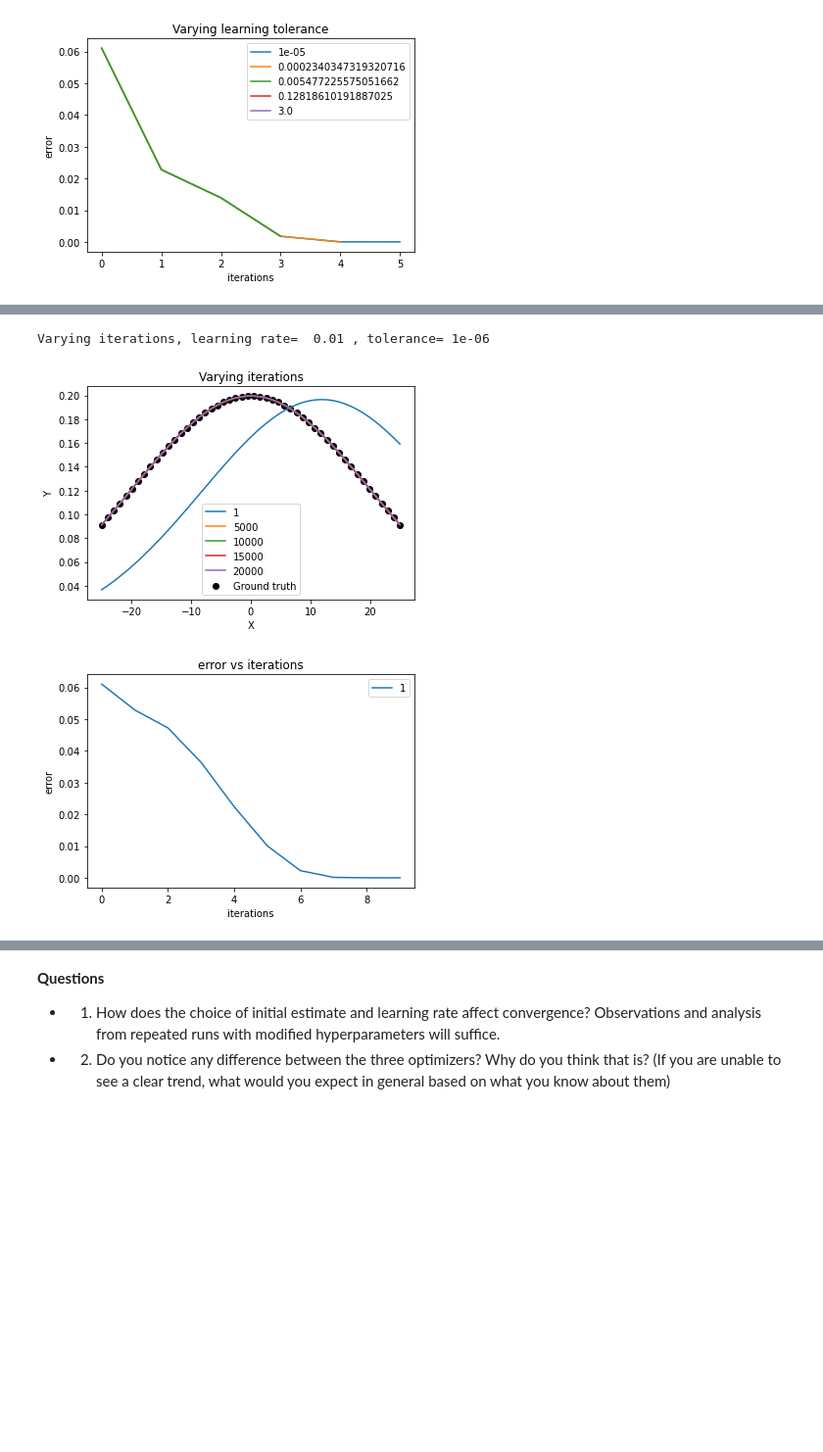
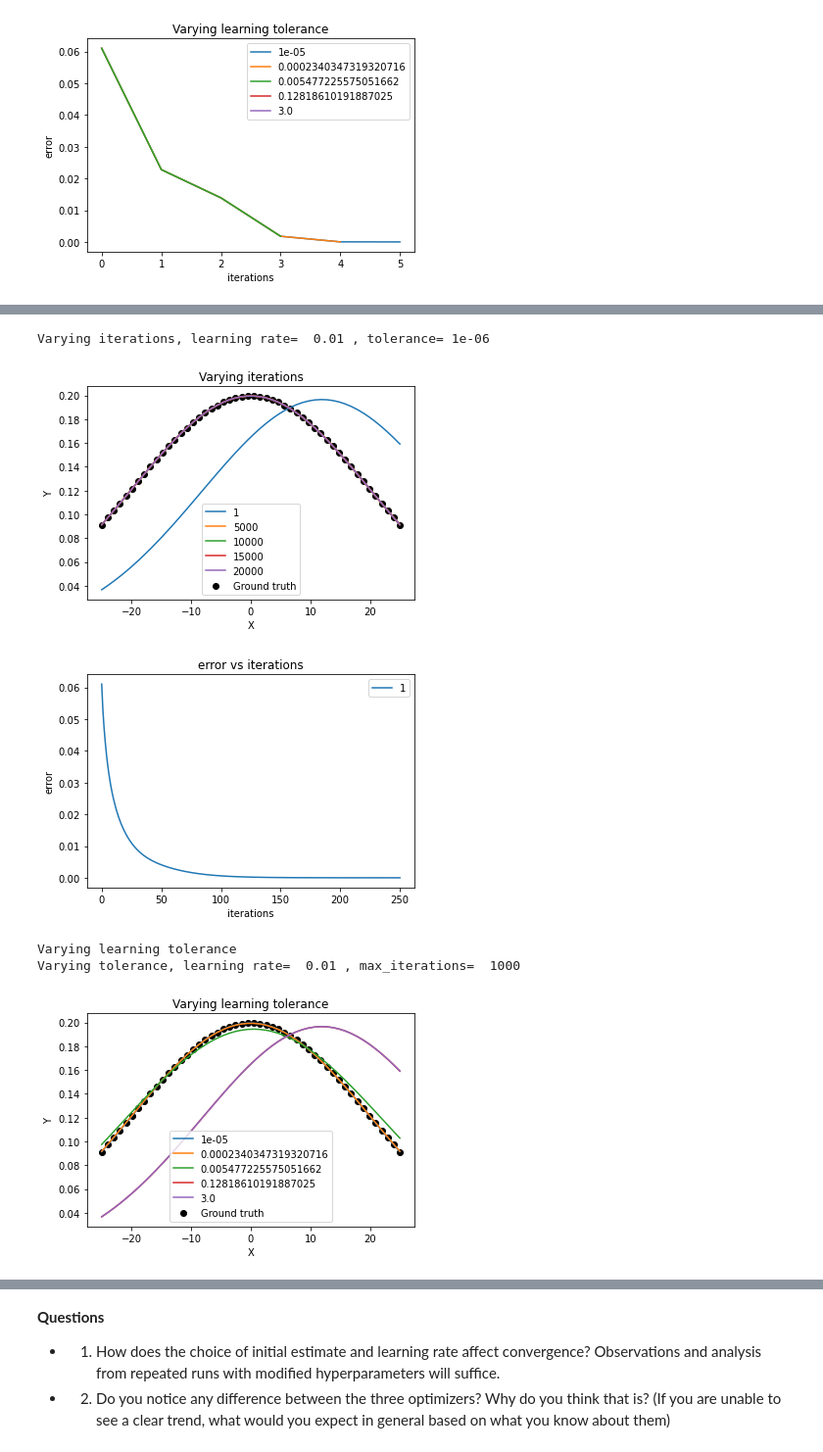
Before and after one commit to BhaskarJoshi-01/Mobile-Robotics---Monsoon-2021, a Jupyter notebook: Assignment-3/Assignment-3.ipynb, the cells around one changed output, grey strips where cells are left out. Shown at 98% size. Saved outputs shown, nothing was run; the diff lists cells and outputs as text; code cells hidden in the pictures; blank space fills up the shorter version.

```diff
--- a/Assignment-3/Assignment-3.ipynb
+++ b/Assignment-3/Assignment-3.ipynb
@@ -487,7 +487,6 @@ tolerance = 1e-6
 def LM(x_obs, y_obs, a, m, s, no_of_itr=no_of_itr, alpha=lmda, tolerance=tolerance):
     W = [a, m, s]
     lmda = alpha
-    prev_err =np.inf
     Rs = []
     for _ in range(int(no_of_itr)):
         j = jacobian(x_obs, W[0], W[1], W[2])
@@ -496,13 +495,6 @@ def LM(x_obs, y_obs, a, m, s, no_of_itr=no_of_itr, alpha=lmda, tolerance=toleran
         R = np.sqrt((resi**2).sum() / no_of_obs)
         Rs.append(R)
 
-        err = np.linalg.norm(R)**2
-        if err > prev_err:
-            lmda = 2*lmda
-        elif prev_err !=np.inf:
-            lmda = lmda/3
-
-        prev_err = err
         if R < tolerance:
             break
 
@@ -526,12 +518,15 @@ Varying tolerance, learning rate=  0.01 , max_iterations=  1000
 # %%
 simulate(LM,
         #  lr_list=np.linspace(1e-4, 1, 5),
          itr_list=np.linspace(1, 2e4, 5).astype(int),
-        #  tol_list=np.geomspace(1e-5, 3, 5)
+         tol_list=np.geomspace(1e-5, 3, 5)
         )
 # %% [output]
 [figure]
 [figure]
 Varying iterations, learning rate=  0.01 , tolerance= 1e-06
 [figure]
-[figure, old version]
+[figure, new version]
+Varying learning tolerance
+Varying tolerance, learning rate=  0.01 , max_iterations=  1000
+[figure, added]
```
Also changed, not shown: parts of 2 cells of this notebook.
